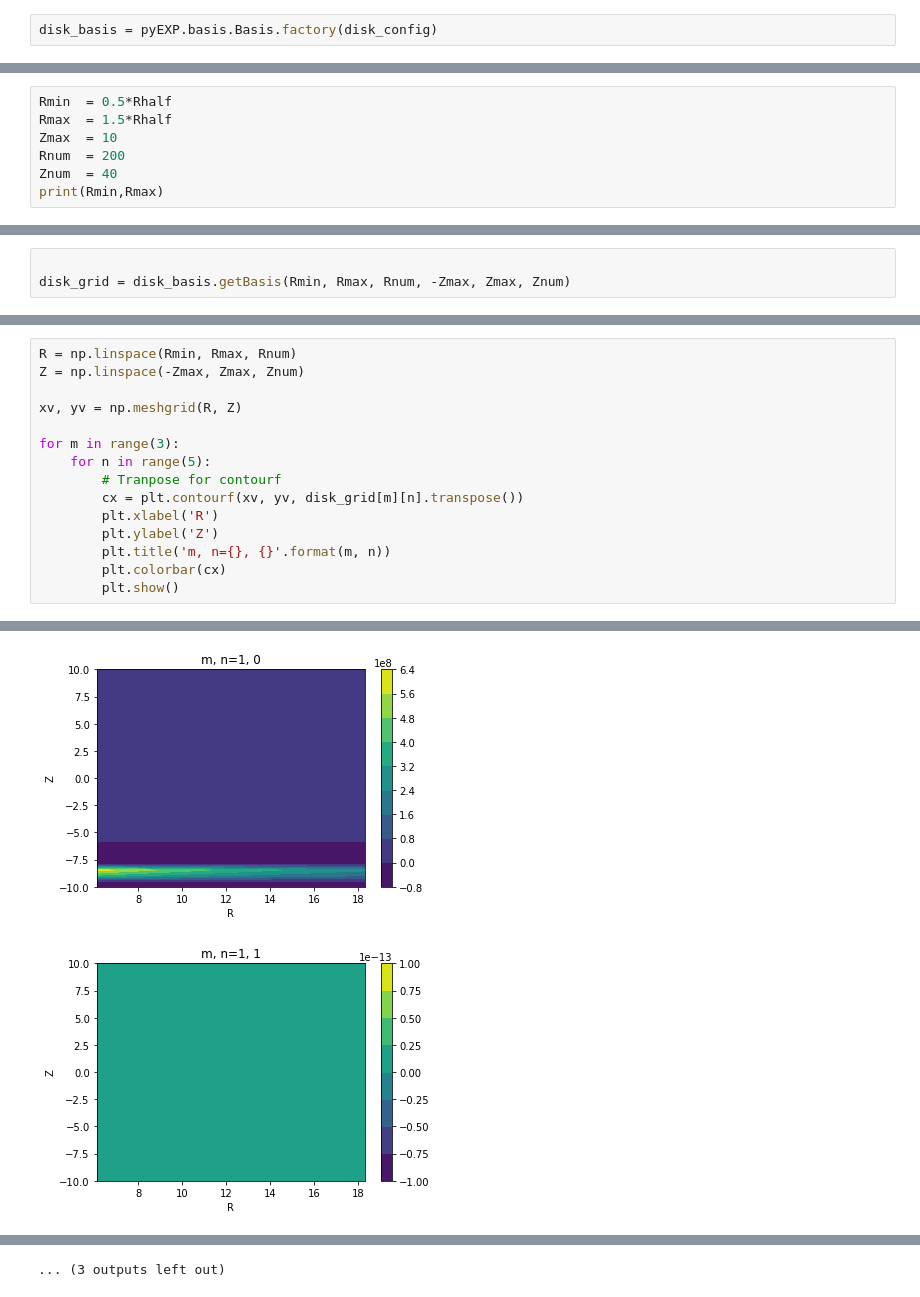
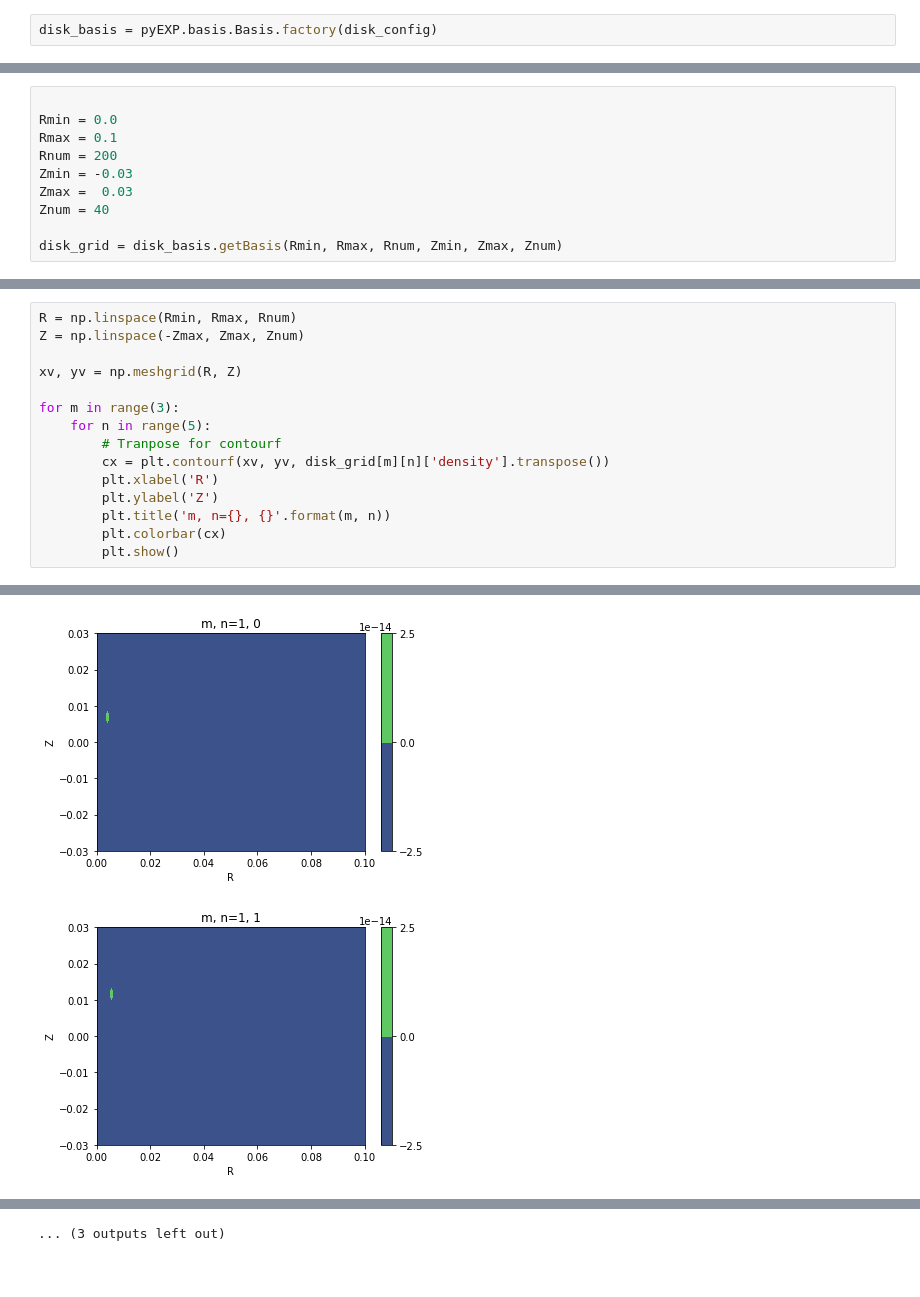
Before and after one commit to jngaravitoc/auriga-exp, a Jupyter notebook: src/pyEXPDiscTest.ipynb, the cells around one changed output, grey strips where cells are left out. Cells and saved outputs as stored; diff of their text form.

```diff
--- a/src/pyEXPDiscTest.ipynb
+++ b/src/pyEXPDiscTest.ipynb
@@ -286,7 +307,10 @@ disk_basis = pyEXP.basis.Basis.factory(disk_config)
 # %%
-Rmin  = 0.5*Rhalf
-Rmax  = 1.5*Rhalf
-Zmax  = 10
-Rnum  = 200
-Znum  = 40
-print(Rmin,Rmax)
+
+Rmin = 0.0
+Rmax = 0.1
+Rnum = 200
+Zmin = -0.03
+Zmax =  0.03
+Znum = 40
+
+disk_grid = disk_basis.getBasis(Rmin, Rmax, Rnum, Zmin, Zmax, Znum)
@@ -295,3 +316,0 @@ print(Rmin,Rmax)
-# %%
-
-disk_grid = disk_basis.getBasis(Rmin, Rmax, Rnum, -Zmax, Zmax, Znum)
@@ -304,7 +339,7 @@ xv, yv = np.meshgrid(R, Z)
 for m in range(3):
     for n in range(5):
         # Tranpose for contourf
-        cx = plt.contourf(xv, yv, disk_grid[m][n].transpose())
+        cx = plt.contourf(xv, yv, disk_grid[m][n]['density'].transpose())
         plt.xlabel('R')
         plt.ylabel('Z')
         plt.title('m, n={}, {}'.format(m, n))
@@ -319,2 +354,2 @@ for m in range(3):
-[figure, old version]
+[figure, new version]
-[figure, old version]
+[figure, new version]
```
Also changed, not shown: parts of 7 cells of this notebook, 3 other files.
